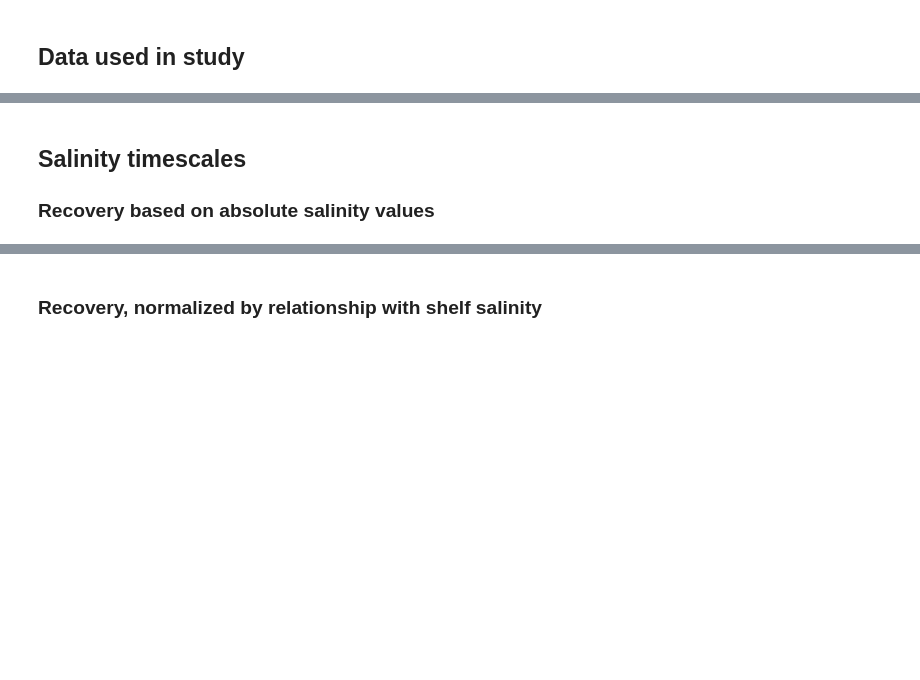
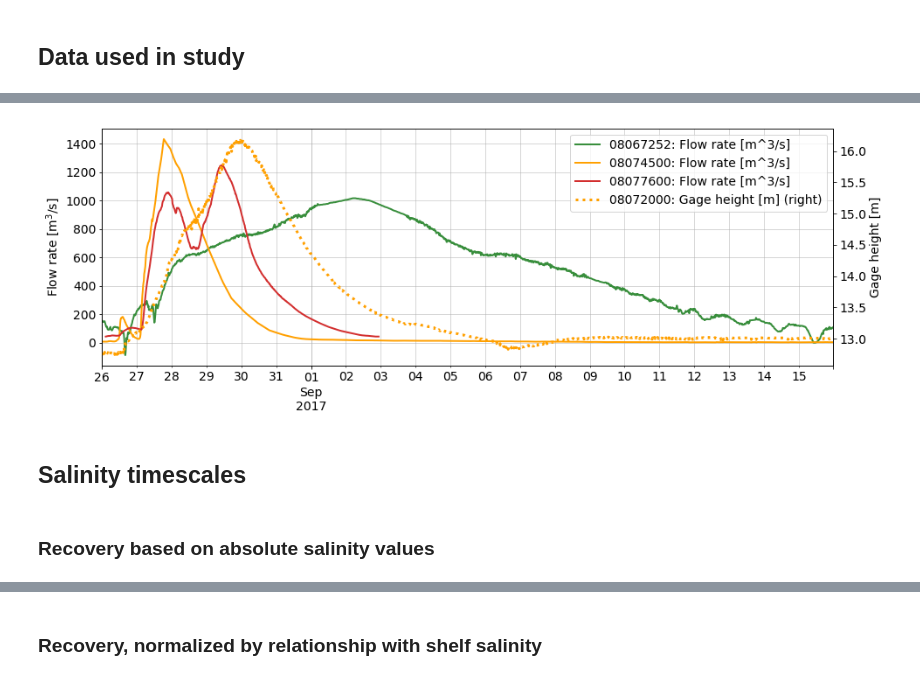
Before and after one commit to kthyng/harvey_reintro, a Jupyter notebook: notebooks/Salinity reintroduction.ipynb, the cells around one changed output, grey strips where cells are left out. Saved outputs shown, nothing was run; the diff lists cells and outputs as text; code cells hidden in the pictures; blank space fills up the shorter version.

```diff
--- a/notebooks/Salinity reintroduction.ipynb
+++ b/notebooks/Salinity reintroduction.ipynb
@@ -194,7 +278,22 @@ fig.savefig('../figures/map_lowres.png', bbox_inches='tight')
+# %%
+# df['08068090: Flow rate [m^3/s]']['2017-8-26':'2017-9-15'].plot(legend=True)
+# df['08076000: Flow rate [m^3/s]']['2017-8-26':'2017-9-15'].plot(legend=True)
+ax = df['08067252: Flow rate [m^3/s]']['2017-8-26':'2017-9-15'].plot(figsize=(10,3), legend=True, color=buoys['08067252']['color'],lw=2)
+df['08074500: Flow rate [m^3/s]']['2017-8-26':'2017-9-15'].plot(ax=ax, legend=True, color=buoys['08074500']['color'],lw=2)
+df['08077600: Flow rate [m^3/s]']['2017-8-26':'2017-9-15'].plot(ax=ax, legend=True, color=buoys['08077600']['color'],lw=2)
+axt = df['08072000: Gage height [m]']['2017-8-26':'2017-9-15'].plot(figsize=(15,5), legend=True, secondary_y=True, ax=ax,
+                                                                    color=buoys['08072000']['color'], lw=3, ls=':')
+
+ax.grid(True, which='both', linewidth=1, alpha=0.5)
+ax.set_ylabel('Flow rate [m$^3$/s]')
+axt.set_ylabel('Gage height [m]')
+ax.autoscale(enable=True, axis='x', tight=True)
+# plt.legend(['08068090', '08067252','08066500'])
+plt.savefig('../figures/flow_rate.pdf', bbox_inches='tight')
+# %% [output]
+[figure, added]
 # %% [markdown]
 ## Salinity timescales
-
-### Recovery based on absolute salinity values
 # %%
 times = {'TRIN': {'fresh': '2017-8-30 00:00', 'start': '2017-9-17 12:00', 'stop': '2017-10-11 00:00',
                  'depths': [np.round(df['TRIN: Depth [m]']['2017-9-2 00:00':'2017-10-1 00:00'].mean())],
@@ -215 +322,3 @@ times = {'TRIN': {'fresh': '2017-8-30 00:00', 'start': '2017-9-17 12:00', 'stop'
+# %% [markdown]
+### Recovery based on absolute salinity values
 # %%
```
Also changed, not shown: parts of 15 cells of this notebook.
